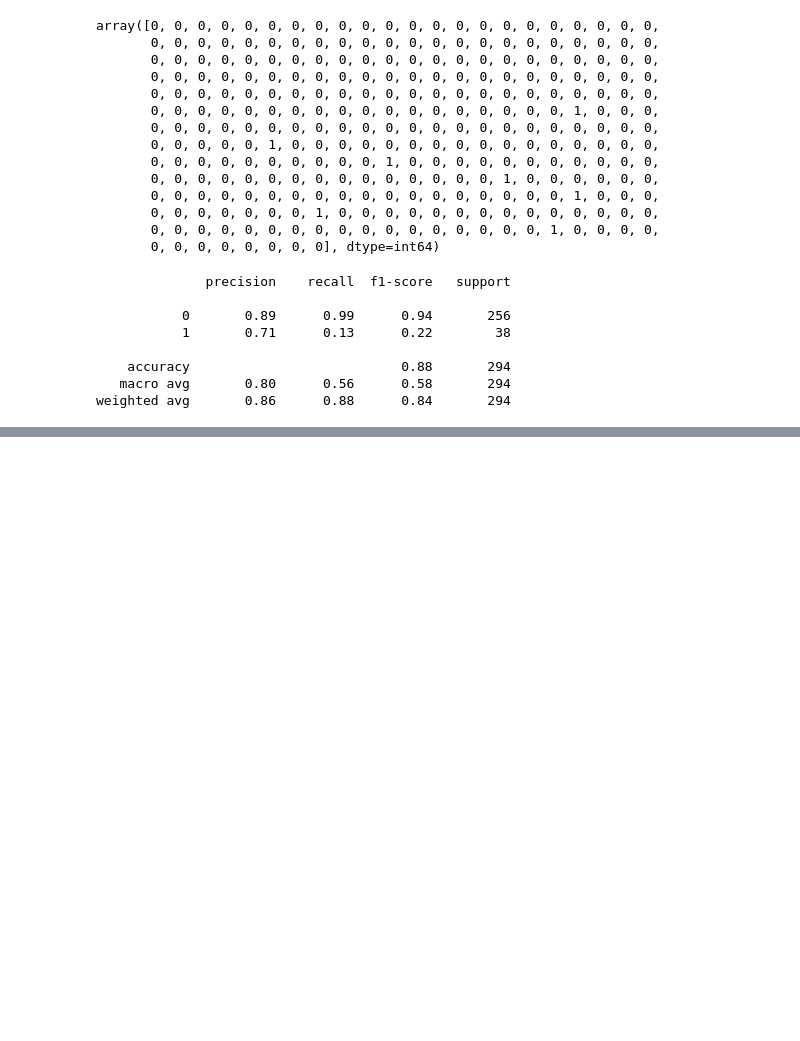
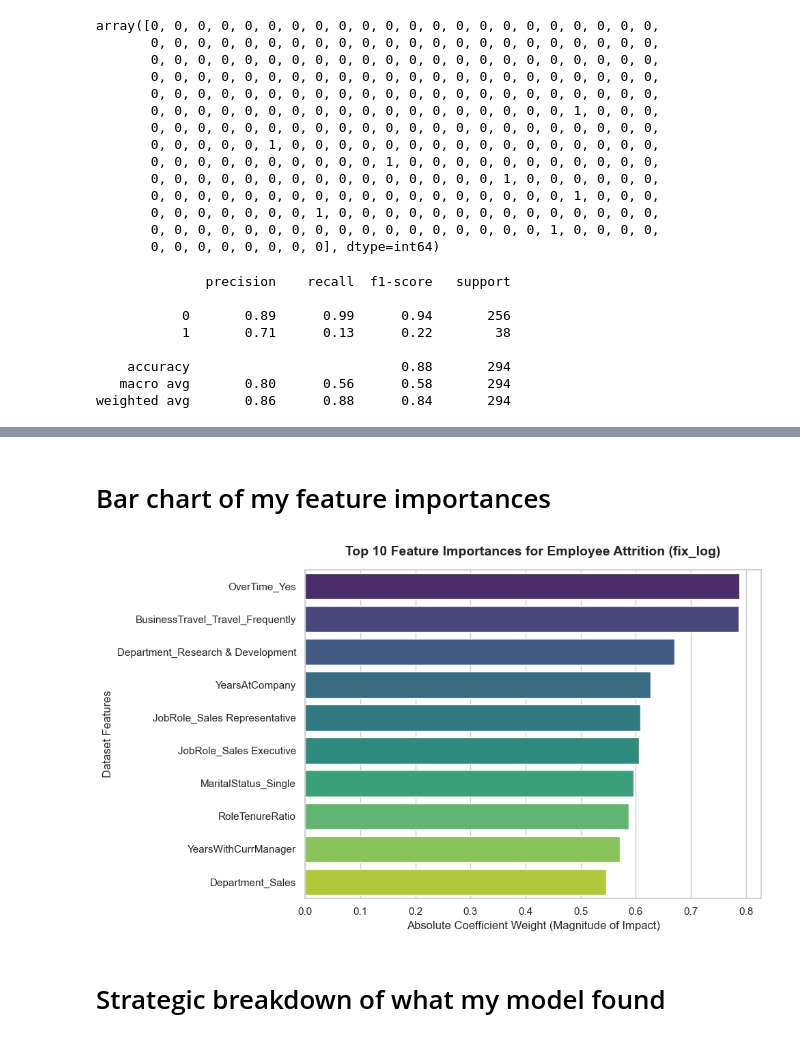
Before and after one commit to Gideon-Silas/employees_attrition_classification_model, a Jupyter notebook: Gideon_HR_Capstone.ipynb, the cells around one changed output, grey strips where cells are left out. Cells and saved outputs as stored; diff of their text form; code cells hidden in the pictures; blank space fills up the shorter version.

```diff
--- a/Gideon_HR_Capstone.ipynb
+++ b/Gideon_HR_Capstone.ipynb
@@ -650,0 +659,4 @@ weighted avg       0.86      0.88      0.84       294
+# %%
+# Train the model
+
+fix_log.fit(X_train, y_train)
@@ -650,0 +755,14 @@ weighted avg       0.86      0.88      0.84       294
+# %%
+# Get the coefficients from the winning fix_log model
+
+coefficients = fix_log.coef_[0]
+# %%
+# 2. Create a dataframe matching feature names to their coefficients
+
+importance_HR = pd.DataFrame({"Feature": X.columns, "Coefficient": coefficients,"Absolute_Importance": np.abs(coefficients)})
+# %%
+# 3. Sort by absolute importance to see the strongest drivers
+
+importance_HR = importance_HR.sort_values(by='Absolute_Importance', ascending=False)
+
+importance_HR.head(10)
@@ -650,0 +781,22 @@ weighted avg       0.86      0.88      0.84       294
+# %% [markdown]
+# Bar chart of my feature importances
+# %%
+# Set the style and figure size
+
+plt.figure(figsize=(10, 6))
+sns.set_theme(style="whitegrid")
+
+# Create the horizontal bar plot using the absolute importance values
+sns.barplot(x='Absolute_Importance', y='Feature', data=importance_HR.head(10), palette='viridis')
+
+plt.title('Top 10 Feature Importances for Employee Attrition (fix_log)', fontsize=14, fontweight='bold', pad=15)
+plt.xlabel('Absolute Coefficient Weight (Magnitude of Impact)', fontsize=12)
+plt.ylabel('Dataset Features', fontsize=12)
+
+plt.tight_layout()
+
+plt.show()
+# %% [output]
+[figure, added]
+# %% [markdown]
+# Strategic breakdown of what my model found
```
Also changed, not shown: parts of 24 cells of this notebook.
